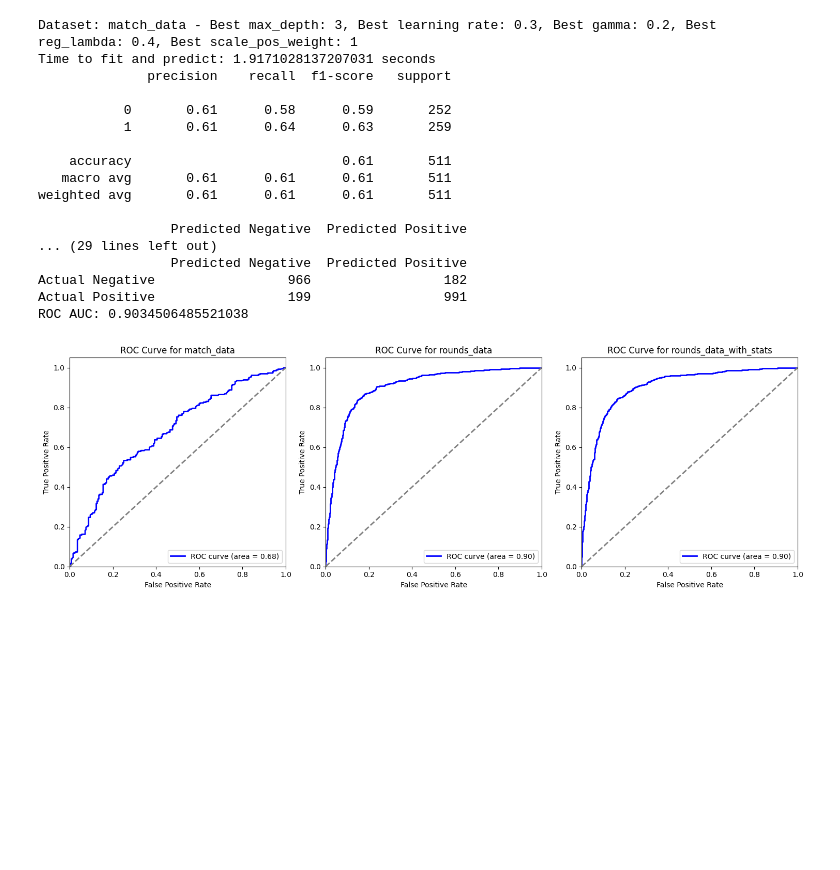
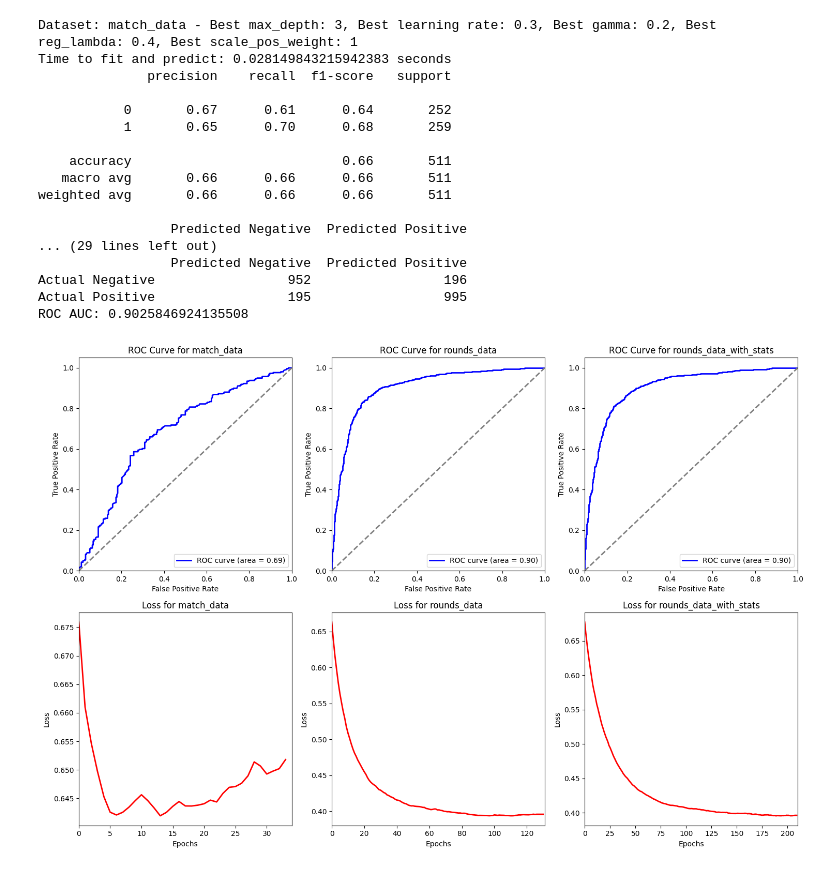
Before and after one commit to FCosmin27/cs2-predictive-models, a Jupyter notebook: models/xgboost.ipynb, the cells around one changed output. Drawn from its saved outputs; the diff is of its cells as text; code cells hidden in the pictures; blank space fills up the shorter version.

Commit message:
Limit n_estimators, add early_stopping_rounds, Plot the loss

```diff
--- a/models/xgboost.ipynb
+++ b/models/xgboost.ipynb
@@ -43,58 +43,67 @@ datasets = [(X1, y1, ds1_name, best_max_depth1, best_lr1, best_gamma1, best_reg_
             (X2, y2, ds2_name, best_max_depth2, best_lr2, best_gamma2, best_reg_lambda2, best_scale_pos_weight2),
             (X3, y3, ds3_name, best_max_depth3, best_lr3, best_gamma3, best_reg_lambda3, best_scale_pos_weight3)]
 # %%
-fig, axs = plt.subplots(1, 3, figsize=(15, 5))
+fig, axs = plt.subplots(2, 3, figsize=(15, 10))
 for idx, (X, y, ds_name, best_max_depth, best_lr, best_gamma, best_reg_lambda, best_scale_pos_weight) in enumerate(datasets):
     X = StandardScaler().fit_transform(X)
     X_train, X_test, y_train, y_test = train_test_split(X, y, test_size=0.2, random_state=42, stratify=y)
 
-    model = XGBClassifier(use_label_encoder=False, eval_metric='logloss', n_estimators=10000, max_depth=best_max_depth, learning_rate=best_lr, gamma=best_gamma, reg_lambda=best_reg_lambda,
-                        scale_pos_weight=best_scale_pos_weight, verbosity=0)
+    model = XGBClassifier(eval_metric='logloss', n_estimators=500, max_depth=best_max_depth, learning_rate=best_lr, gamma=best_gamma, reg_lambda=best_reg_lambda,
+                        scale_pos_weight=best_scale_pos_weight, early_stopping_rounds=20, verbosity=0)
 
     start_time = time()
 
-    model.fit(X_train, y_train)
+    model.fit(X_train, y_train, eval_set=[(X_test, y_test)], verbose=0)
 
     y_pred = model.predict(X_test)
     y_probs = model.predict_proba(X_test)[:, 1]
+    results = model.evals_result()['validation_0']['logloss']
+
     print(f"Dataset: {ds_name} - Best max_depth: {best_max_depth}, Best learning rate: {best_lr}, Best gamma: {best_gamma}, Best reg_lambda: {best_reg_lambda}, Best scale_pos_weight: {best_scale_pos_weight}")
     print(f"Time to fit and predict: {time() - start_time} seconds")
 
     print(classification_report(y_test, y_pred))
     conf_matrix = confusion_matrix(y_test, y_pred)
     conf_matrix_df = pd.DataFrame(conf_matrix, index=['Actual Negative', 'Actual Positive'],
                                 columns=['Predicted Negative', 'Predicted Positive'])
     print(conf_matrix_df)
     print(f"ROC AUC: {roc_auc_score(y_test, y_probs)}")
     fpr, tpr, thresholds = roc_curve(y_test, y_probs)
 
-    axs[idx].plot(fpr, tpr, color='blue', lw=2, label=f'ROC curve (area = {roc_auc_score(y_test, y_probs):.2f})')
-    axs[idx].plot([0, 1], [0, 1], color='gray', lw=2, linestyle='--')
-    axs[idx].set_xlim([0.0, 1.0])
-    axs[idx].set_ylim([0.0, 1.05])
-    axs[idx].set_xlabel('False Positive Rate')
-    axs[idx].set_ylabel('True Positive Rate')
-    axs[idx].set_title(f'ROC Curve for {ds_name}')
-    axs[idx].legend(loc='lower right')
+    axs[0, idx].plot(fpr, tpr, color='blue', lw=2, label=f'ROC curve (area = {roc_auc_score(y_test, y_probs):.2f})')
+    axs[0, idx].plot([0, 1], [0, 1], color='gray', lw=2, linestyle='--')
+    axs[0, idx].set_xlim([0.0, 1.0])
+    axs[0, idx].set_ylim([0.0, 1.05])
+    axs[0, idx].set_xlabel('False Positive Rate')
+    axs[0, idx].set_ylabel('True Positive Rate')
+    axs[0, idx].set_title(f'ROC Curve for {ds_name}')
+    axs[0, idx].legend(loc='lower right')
+
+    epochs = len(results)
+    axs[1, idx].plot(range(epochs), results, color='red', lw=2)
+    axs[1, idx].set_xlim([0, epochs])
+    axs[1, idx].set_xlabel('Epochs')
+    axs[1, idx].set_ylabel('Loss')
+    axs[1, idx].set_title(f'Loss for {ds_name}')
 
 plt.tight_layout()
 plt.show()
 # %% [output]
 Dataset: match_data - Best max_depth: 3, Best learning rate: 0.3, Best gamma: 0.2, Best reg_lambda: 0.4, Best scale_pos_weight: 1
-Time to fit and predict: 1.9171028137207031 seconds
+Time to fit and predict: 0.028149843215942383 seconds
               precision    recall  f1-score   support
 
-           0       0.61      0.58      0.59       252
-           1       0.61      0.64      0.63       259
+           0       0.67      0.61      0.64       252
+           1       0.65      0.70      0.68       259
 
-    accuracy                           0.61       511
-   macro avg       0.61      0.61      0.61       511
-weighted avg       0.61      0.61      0.61       511
+    accuracy                           0.66       511
+   macro avg       0.66      0.66      0.66       511
+weighted avg       0.66      0.66      0.66       511
 
                  Predicted Negative  Predicted Positive
 ... (29 lines left out)
                  Predicted Negative  Predicted Positive
-Actual Negative                 966                 182
-Actual Positive                 199                 991
-ROC AUC: 0.9034506485521038
+Actual Negative                 952                 196
+Actual Positive                 195                 995
+ROC AUC: 0.9025846924135508
-[figure, old version]
+[figure, new version]
```
